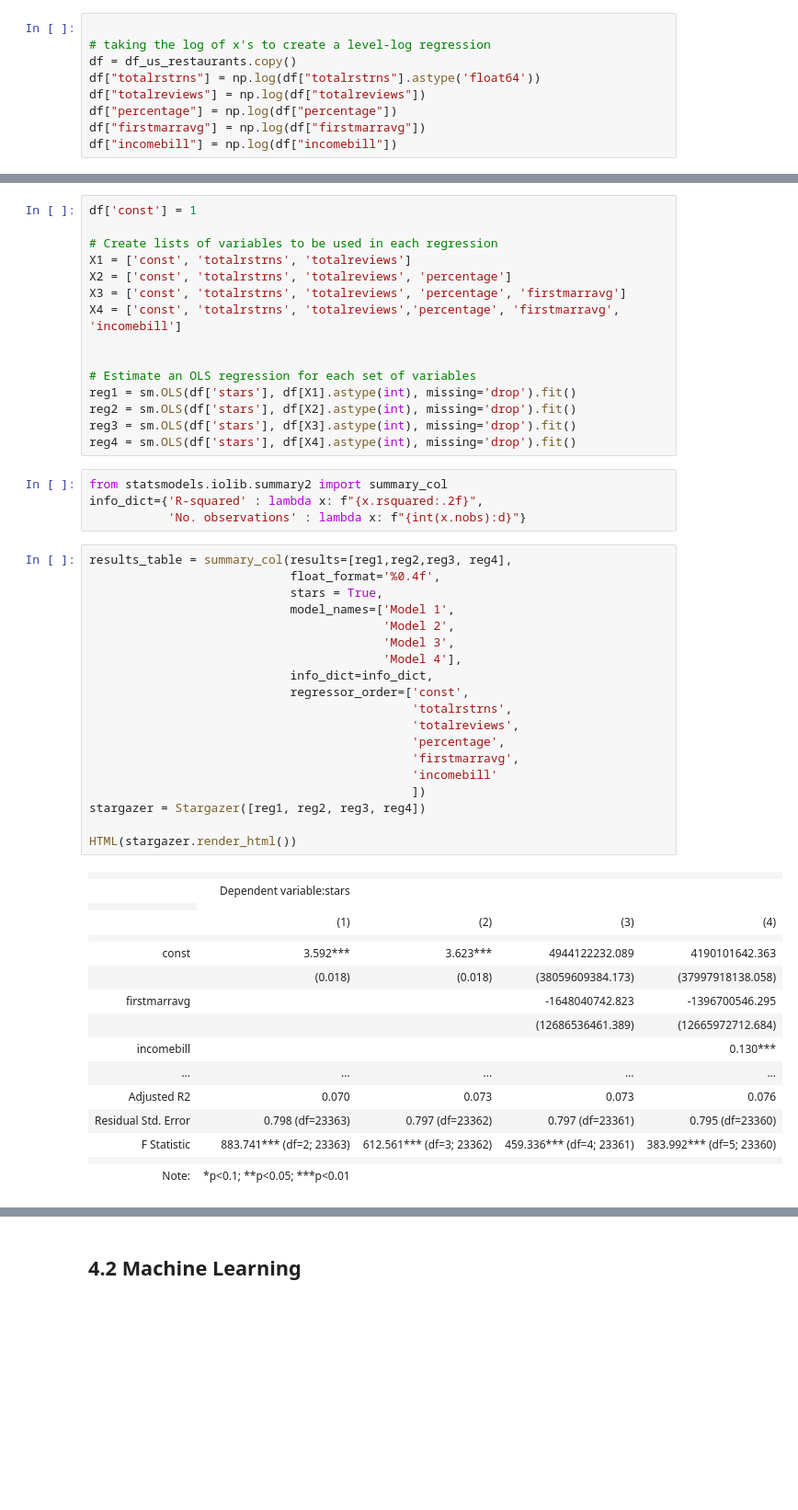
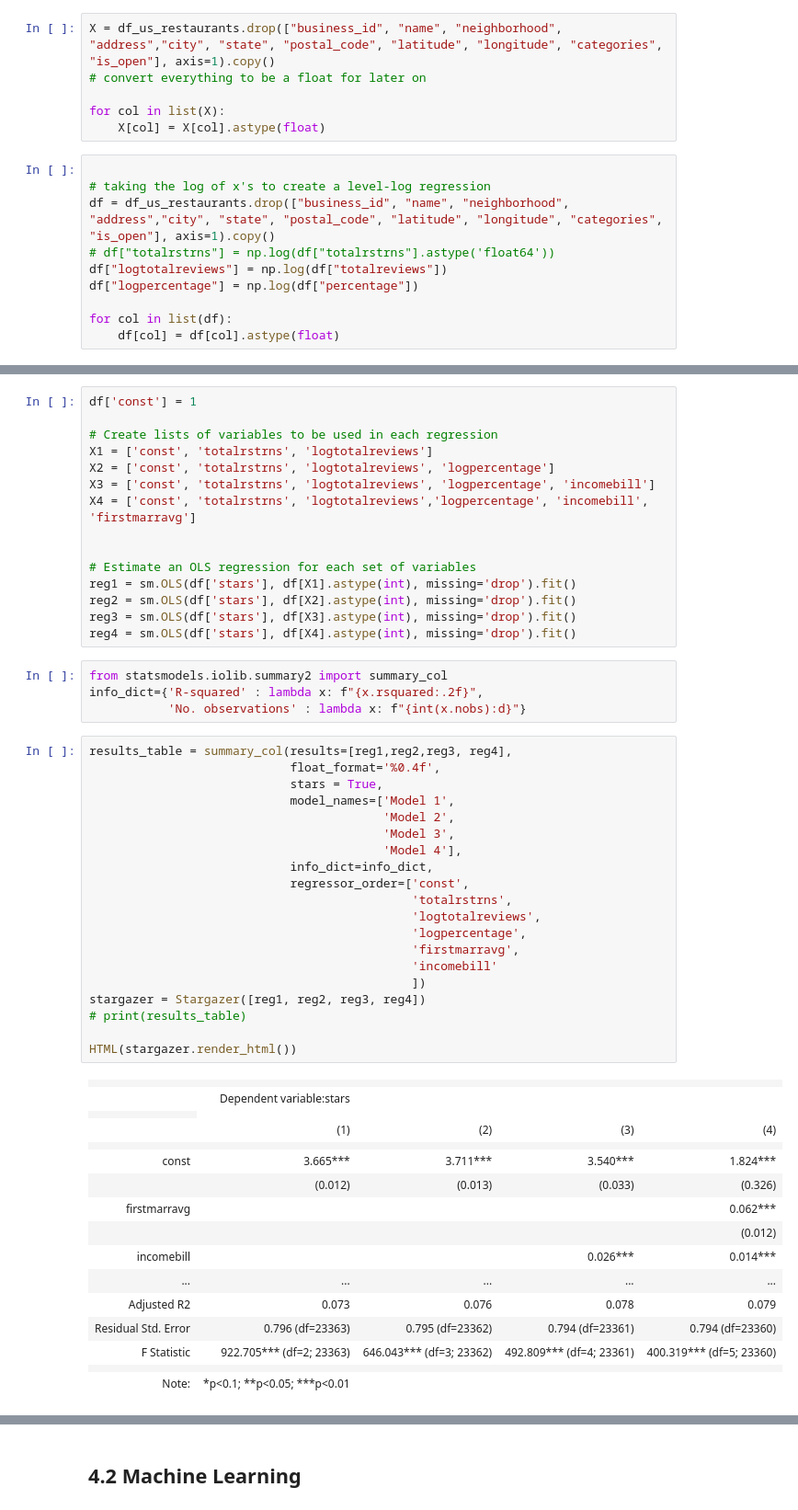
Before and after one commit to vvickychan/yelp-code, a Jupyter notebook: yelp.ipynb, the cells around one changed output, grey strips where cells are left out. Shown at 92% size. Saved outputs shown, nothing was run; the diff lists cells and outputs as text; blank space fills up the shorter version.

```diff
--- a/yelp.ipynb
+++ b/yelp.ipynb
@@ -1297,11 +1261,18 @@ df_us_restaurants.head()
 # %% [markdown]
 # 4.1 OLS Regression
+# %%
+X = df_us_restaurants.drop(["business_id", "name", "neighborhood", "address","city", "state", "postal_code", "latitude", "longitude", "categories", "is_open"], axis=1).copy()
+# convert everything to be a float for later on
+
+for col in list(X):
+    X[col] = X[col].astype(float)
 # %%
 
 # taking the log of x's to create a level-log regression
-df = df_us_restaurants.copy()
-df["totalrstrns"] = np.log(df["totalrstrns"].astype('float64'))
-df["totalreviews"] = np.log(df["totalreviews"])
-df["percentage"] = np.log(df["percentage"])
-df["firstmarravg"] = np.log(df["firstmarravg"])
-df["incomebill"] = np.log(df["incomebill"])
+df = df_us_restaurants.drop(["business_id", "name", "neighborhood", "address","city", "state", "postal_code", "latitude", "longitude", "categories", "is_open"], axis=1).copy()
+# df["totalrstrns"] = np.log(df["totalrstrns"].astype('float64'))
+df["logtotalreviews"] = np.log(df["totalreviews"])
+df["logpercentage"] = np.log(df["percentage"])
+
+for col in list(df):
+    df[col] = df[col].astype(float)
@@ -1309,10 +1282,10 @@ df["incomebill"] = np.log(df["incomebill"])
 df['const'] = 1
 
 # Create lists of variables to be used in each regression
-X1 = ['const', 'totalrstrns', 'totalreviews']
-X2 = ['const', 'totalrstrns', 'totalreviews', 'percentage']
-X3 = ['const', 'totalrstrns', 'totalreviews', 'percentage', 'firstmarravg']
-X4 = ['const', 'totalrstrns', 'totalreviews','percentage', 'firstmarravg', 'incomebill']
+X1 = ['const', 'totalrstrns', 'logtotalreviews']
+X2 = ['const', 'totalrstrns', 'logtotalreviews', 'logpercentage']
+X3 = ['const', 'totalrstrns', 'logtotalreviews', 'logpercentage', 'incomebill']
+X4 = ['const', 'totalrstrns', 'logtotalreviews','logpercentage', 'incomebill', 'firstmarravg']
 
 
 # Estimate an OLS regression for each set of variables
@@ -1327,37 +1300,38 @@ info_dict={'R-squared' : lambda x: f"{x.rsquared:.2f}",
 # %%
 results_table = summary_col(results=[reg1,reg2,reg3, reg4],
                             float_format='%0.4f',
                             stars = True,
                             model_names=['Model 1',
                                          'Model 2',
                                          'Model 3',
                                          'Model 4'],
                             info_dict=info_dict,
                             regressor_order=['const',
                                              'totalrstrns',
-                                             'totalreviews',
-                                             'percentage',
+                                             'logtotalreviews',
+                                             'logpercentage',
                                              'firstmarravg',
                                              'incomebill'
                                              ])
 stargazer = Stargazer([reg1, reg2, reg3, reg4])
+# print(results_table)
 
 HTML(stargazer.render_html())
 # %% [output]
 |  |  |  |  |  |
 |  | Dependent variable:stars |  |  |  |
 |  |
 |  | (1) | (2) | (3) | (4) |
 |  |  |  |  |  |
-| const | 3.592*** | 3.623*** | 4944122232.089 | 4190101642.363 |
-|  | (0.018) | (0.018) | (38059609384.173) | (37997918138.058) |
-| firstmarravg |  |  | -1648040742.823 | -1396700546.295 |
-|  |  |  | (12686536461.389) | (12665972712.684) |
-| incomebill |  |  |  | 0.130*** |
+| const | 3.665*** | 3.711*** | 3.540*** | 1.824*** |
+|  | (0.012) | (0.013) | (0.033) | (0.326) |
+| firstmarravg |  |  |  | 0.062*** |
+|  |  |  |  | (0.012) |
+| incomebill |  |  | 0.026*** | 0.014*** |
 | ... | ... | ... | ... | ... |
-| Adjusted R2 | 0.070 | 0.073 | 0.073 | 0.076 |
-| Residual Std. Error | 0.798 (df=23363) | 0.797 (df=23362) | 0.797 (df=23361) | 0.795 (df=23360) |
-| F Statistic | 883.741*** (df=2; 23363) | 612.561*** (df=3; 23362) | 459.336*** (df=4; 23361) | 383.992*** (df=5; 23360) |
+| Adjusted R2 | 0.073 | 0.076 | 0.078 | 0.079 |
+| Residual Std. Error | 0.796 (df=23363) | 0.795 (df=23362) | 0.794 (df=23361) | 0.794 (df=23360) |
+| F Statistic | 922.705*** (df=2; 23363) | 646.043*** (df=3; 23362) | 492.809*** (df=4; 23361) | 400.319*** (df=5; 23360) |
 |  |  |  |  |  |
 | Note: | *p<0.1; **p<0.05; ***p<0.01 |  |  |  |
 # %% [markdown]
```
Also changed, not shown: parts of 39 cells of this notebook, 1 other file.
